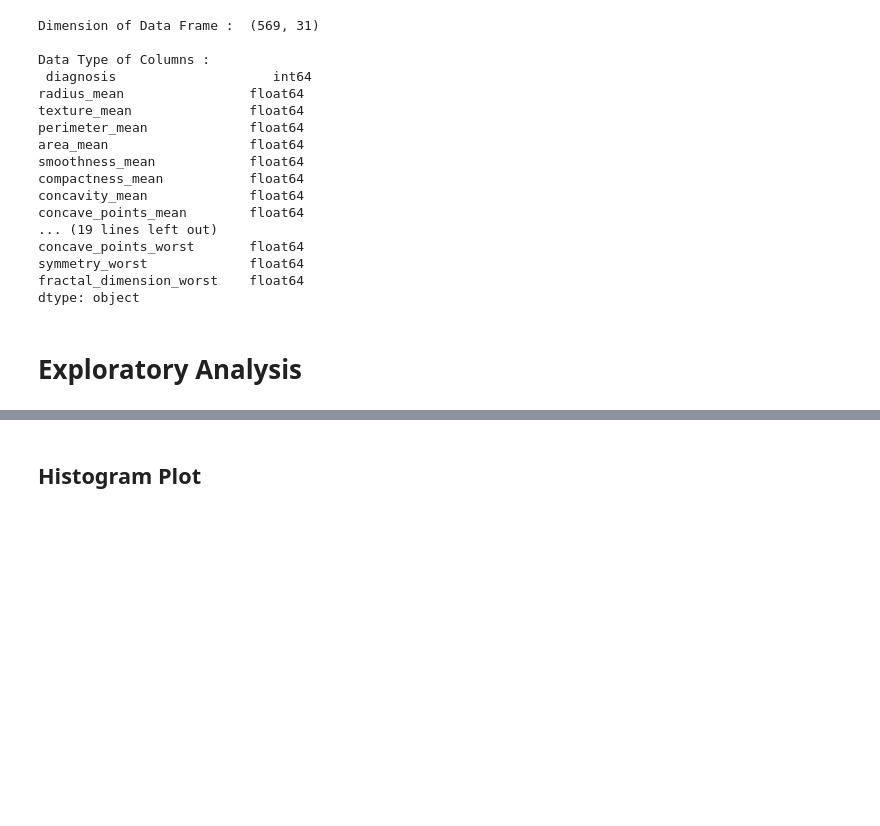
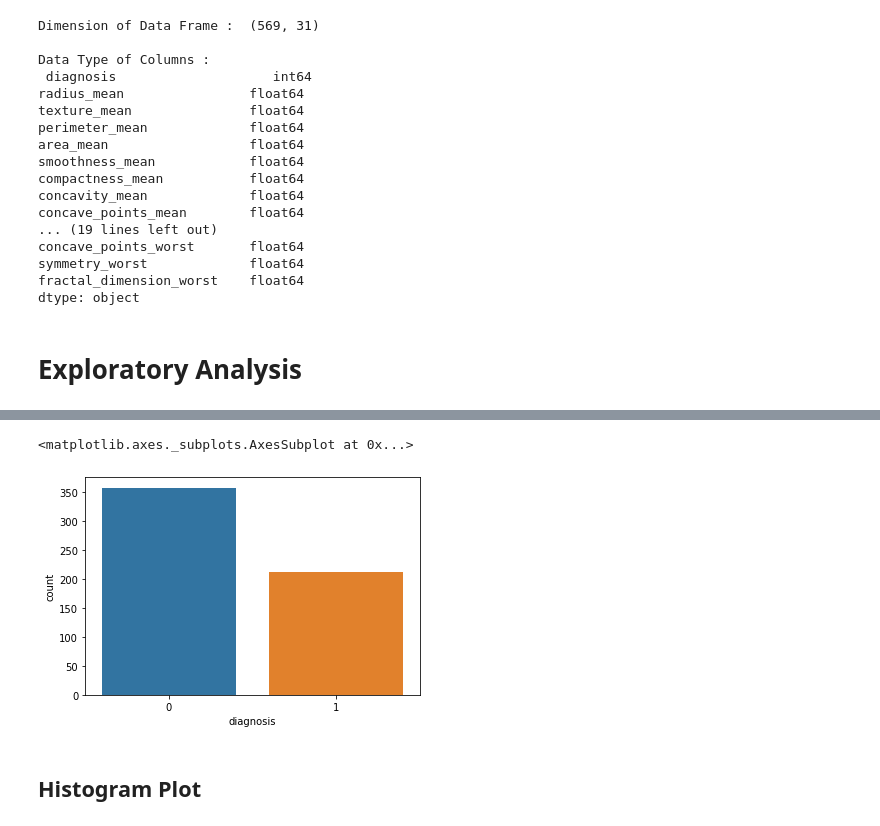
Before and after one commit to vaibhavz2402/breast-cancer-diagnosis, a Jupyter notebook: breast_cancer.ipynb, the cells around one changed output, grey strips where cells are left out. Saved outputs shown, nothing was run; the diff lists cells and outputs as text; code cells hidden in the pictures; blank space fills up the shorter version.

```diff
--- a/breast_cancer.ipynb
+++ b/breast_cancer.ipynb
@@ -88,3 +103,8 @@ dtype: object
+# %%
+sns.countplot(df['diagnosis'])
+# %% [output]
+<matplotlib.axes._subplots.AxesSubplot at 0x...>
+[figure, added]
 # %% [markdown]
 ## Histogram Plot
 # %%
```
Also changed, not shown: parts of 6 cells of this notebook.
